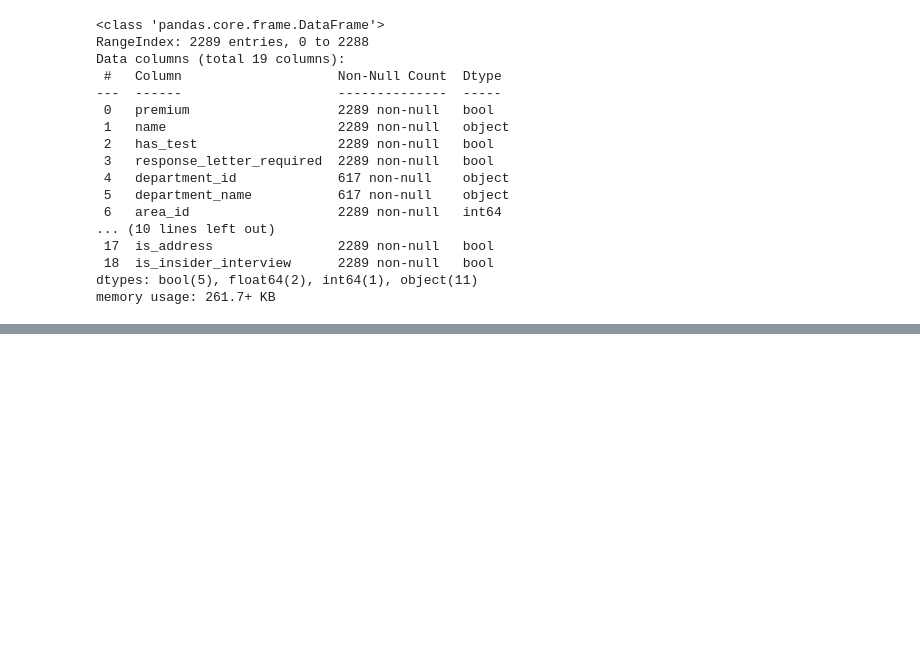
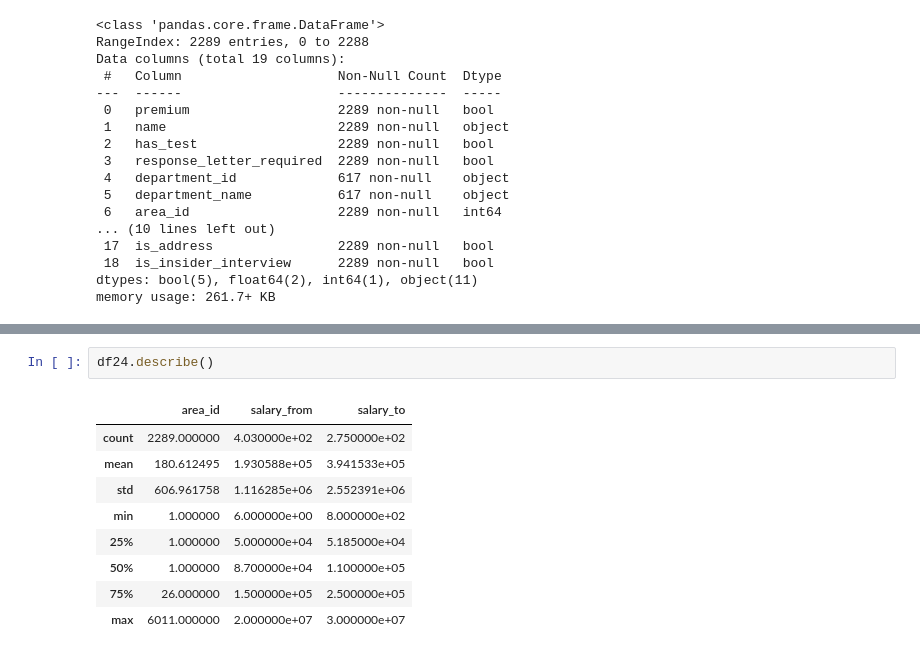
Before and after one commit to sashhhaka/HH-VacancyAnalysis, a Jupyter notebook: exploring.ipynb, the cells around one changed output, grey strips where cells are left out. Drawn from its saved outputs; the diff is of its cells as text; blank space fills up the shorter version.

```diff
--- a/exploring.ipynb
+++ b/exploring.ipynb
@@ -66,0 +86,12 @@ import seaborn as sns
+# %%
+df24.describe()
+# %% [output]
+|  | area_id | salary_from | salary_to |
+| count | 2289.000000 | 4.030000e+02 | 2.750000e+02 |
+| mean | 180.612495 | 1.930588e+05 | 3.941533e+05 |
+| std | 606.961758 | 1.116285e+06 | 2.552391e+06 |
+| min | 1.000000 | 6.000000e+00 | 8.000000e+02 |
+| 25% | 1.000000 | 5.000000e+04 | 5.185000e+04 |
+| 50% | 1.000000 | 8.700000e+04 | 1.100000e+05 |
+| 75% | 26.000000 | 1.500000e+05 | 2.500000e+05 |
+| max | 6011.000000 | 2.000000e+07 | 3.000000e+07 |
```
Also changed, not shown: parts of 24 cells of this notebook.
